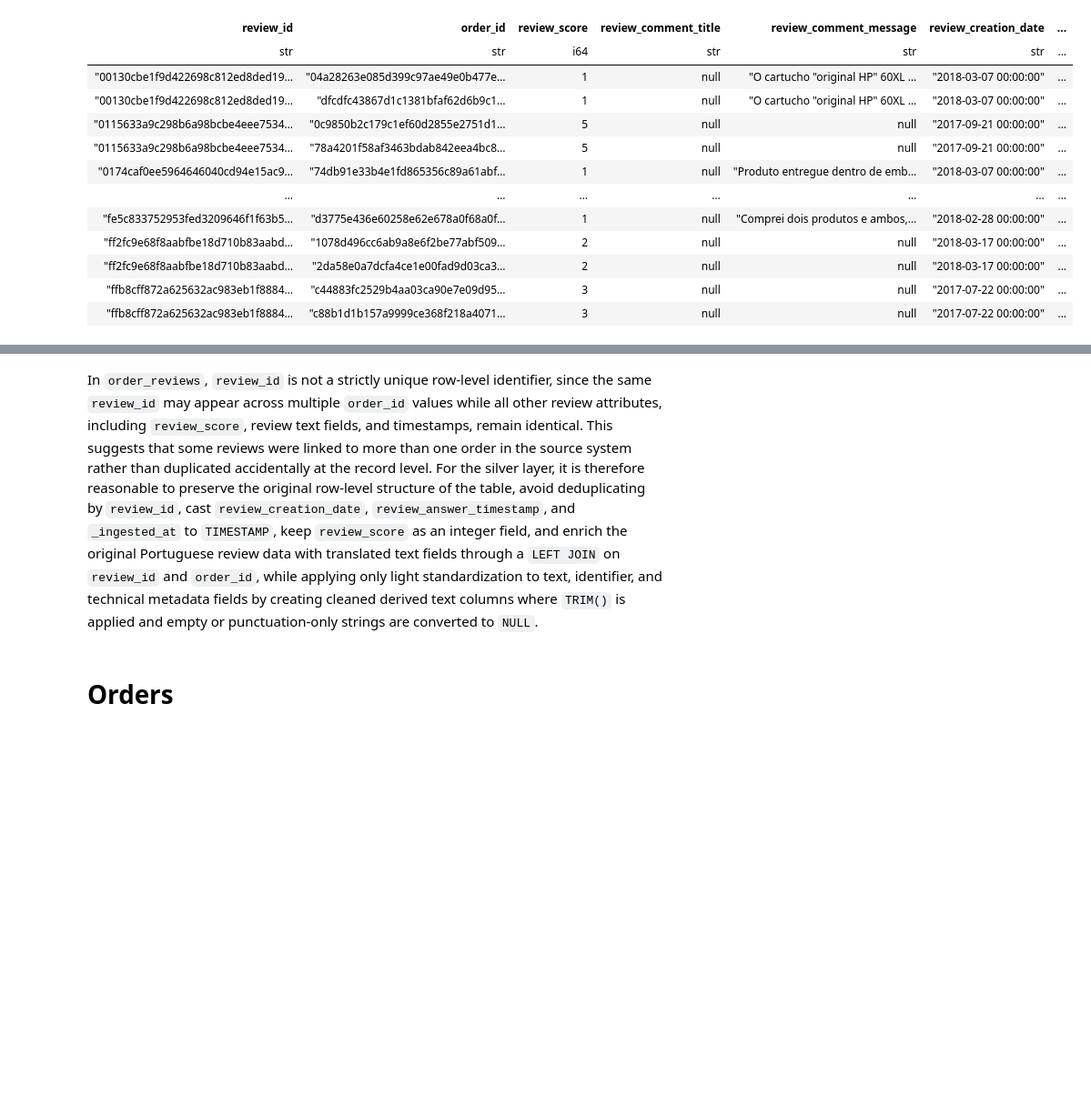
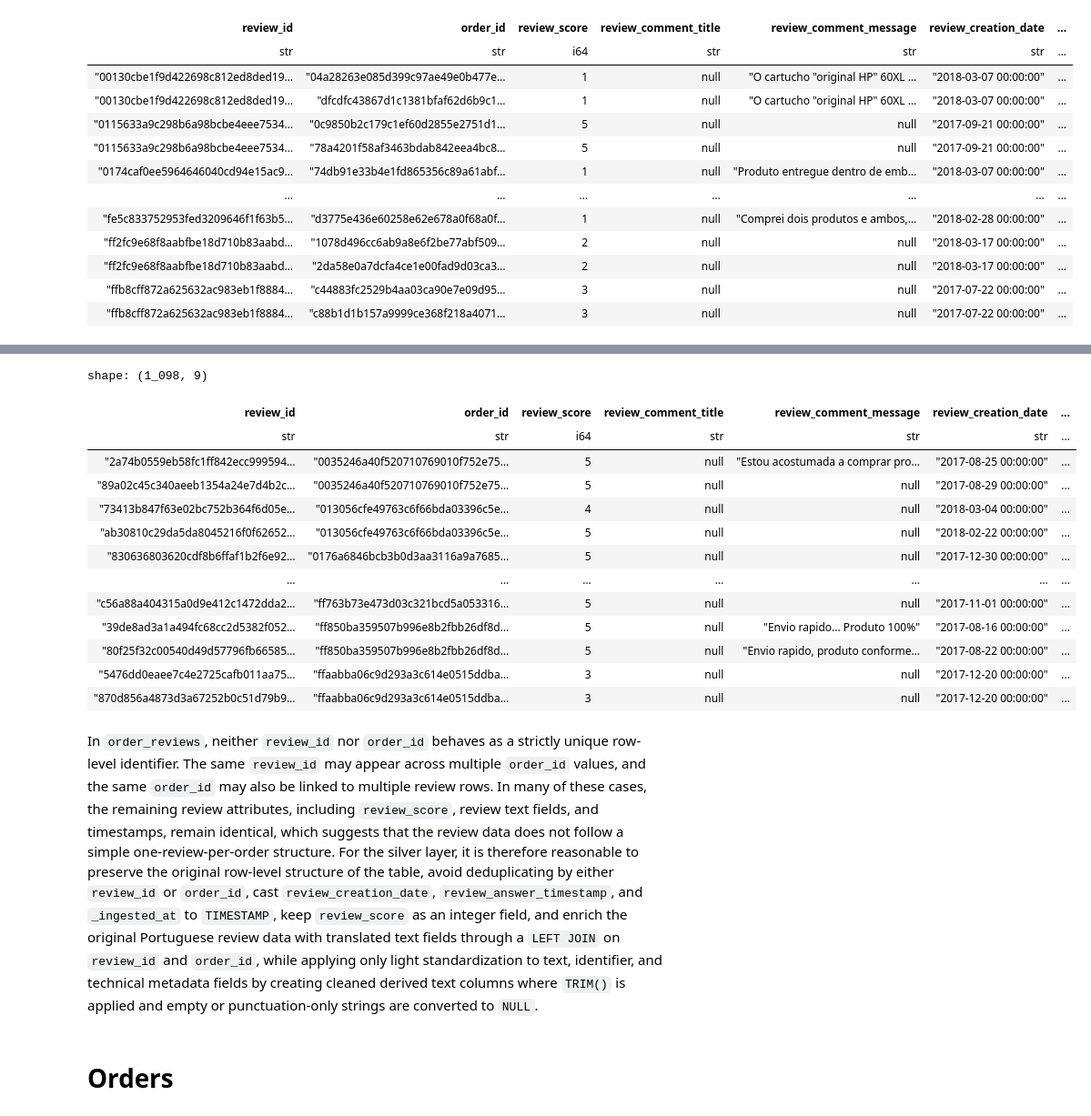
Before and after one commit to Daniel-Prokopenko/ecommerce_data_platform, a Jupyter notebook: notebooks/silver_prep.ipynb, the cells around one changed output, grey strips where cells are left out. Shown at 91% size. Cells and saved outputs as stored; diff of their text form; code cells hidden in the pictures; blank space fills up the shorter version.

```diff
--- a/notebooks/silver_prep.ipynb
+++ b/notebooks/silver_prep.ipynb
@@ -446,14 +515,34 @@ shape: (789, 8)
 # %%
-reviews_per_order = (
+multi_review_orders = (
     order_reviews_df
     .group_by("order_id")
     .len()
+    .filter(pl.col("len") > 1)
     .sort("len", descending=True)
 )
 
-reviews_per_order.head(10)
+order_reviews_df.join(
+    multi_review_orders.select("order_id"),
+    on="order_id",
+    how="inner"
+).sort(["order_id", "review_id"])
+# %% [output]
+shape: (1_098, 9)
+| review_id | order_id | review_score | review_comment_title | review_comment_message | review_creation_date | ... |
+| str | str | i64 | str | str | str | ... |
+| "2a74b0559eb58fc1ff842ecc999594… | "0035246a40f520710769010f752e75… | 5 | null | "Estou acostumada a comprar pro… | "2017-08-25 00:00:00" | ... |
+| "89a02c45c340aeeb1354a24e7d4b2c… | "0035246a40f520710769010f752e75… | 5 | null | null | "2017-08-29 00:00:00" | ... |
+| "73413b847f63e02bc752b364f6d05e… | "013056cfe49763c6f66bda03396c5e… | 4 | null | null | "2018-03-04 00:00:00" | ... |
+| "ab30810c29da5da8045216f0f62652… | "013056cfe49763c6f66bda03396c5e… | 5 | null | null | "2018-02-22 00:00:00" | ... |
+| "830636803620cdf8b6ffaf1b2f6e92… | "0176a6846bcb3b0d3aa3116a9a7685… | 5 | null | null | "2017-12-30 00:00:00" | ... |
+| … | … | … | … | … | … | ... |
+| "c56a88a404315a0d9e412c1472dda2… | "ff763b73e473d03c321bcd5a053316… | 5 | null | null | "2017-11-01 00:00:00" | ... |
+| "39de8ad3a1a494fc68cc2d5382f052… | "ff850ba359507b996e8b2fbb26df8d… | 5 | null | "Envio rapido... Produto 100%" | "2017-08-16 00:00:00" | ... |
+| "80f25f32c00540d49d57796fb66585… | "ff850ba359507b996e8b2fbb26df8d… | 5 | null | "Envio rapido, produto conforme… | "2017-08-22 00:00:00" | ... |
+| "5476dd0eaee7c4e2725cafb011aa75… | "ffaabba06c9d293a3c614e0515ddba… | 3 | null | null | "2017-12-20 00:00:00" | ... |
+| "870d856a4873d3a67252b0c51d79b9… | "ffaabba06c9d293a3c614e0515ddba… | 3 | null | null | "2017-12-20 00:00:00" | ... |
 # %% [markdown]
-In `order_reviews`, `review_id` is not a strictly unique row-level identifier, since the same `review_id` may appear across multiple `order_id` values while all other review attributes, including `review_score`, review text fields, and timestamps, remain identical. This suggests that some reviews were linked to more than one order in the source system rather than duplicated accidentally at the record level. For the silver layer, it is therefore reasonable to preserve the original row-level structure of the table, avoid deduplicating by `review_id`, cast `review_creation_date`, `review_answer_timestamp`, and `_ingested_at` to `TIMESTAMP`, keep `review_score` as an integer field, and enrich the original Portuguese review data with translated text fields through a `LEFT JOIN` on `review_id` and `order_id`, while applying only light standardization to text, identifier, and technical metadata fields by creating cleaned derived text columns where `TRIM()` is applied and empty or punctuation-only strings are converted to `NULL`.
+In `order_reviews`, neither `review_id` nor `order_id` behaves as a strictly unique row-level identifier. The same `review_id` may appear across multiple `order_id` values, and the same `order_id` may also be linked to multiple review rows. In many of these cases, the remaining review attributes, including `review_score`, review text fields, and timestamps, remain identical, which suggests that the review data does not follow a simple one-review-per-order structure. For the silver layer, it is therefore reasonable to preserve the original row-level structure of the table, avoid deduplicating by either `review_id` or `order_id`, cast `review_creation_date`, `review_answer_timestamp`, and `_ingested_at` to `TIMESTAMP`, keep `review_score` as an integer field, and enrich the original Portuguese review data with translated text fields through a `LEFT JOIN` on `review_id` and `order_id`, while applying only light standardization to text, identifier, and technical metadata fields by creating cleaned derived text columns where `TRIM()` is applied and empty or punctuation-only strings are converted to `NULL`.
 # %% [markdown]
 # Orders
 # %% [markdown]
```
Also changed, not shown: parts of 8 cells of this notebook.
